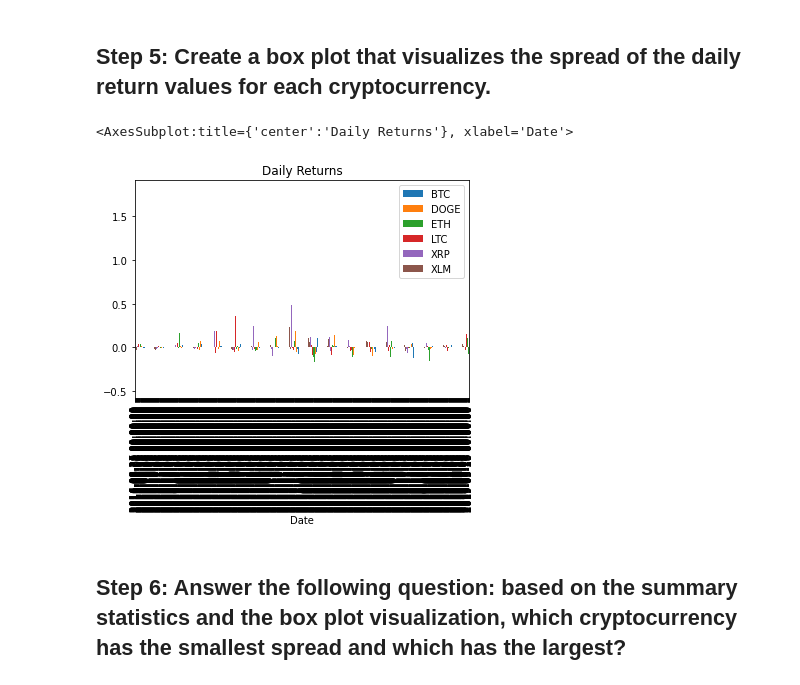
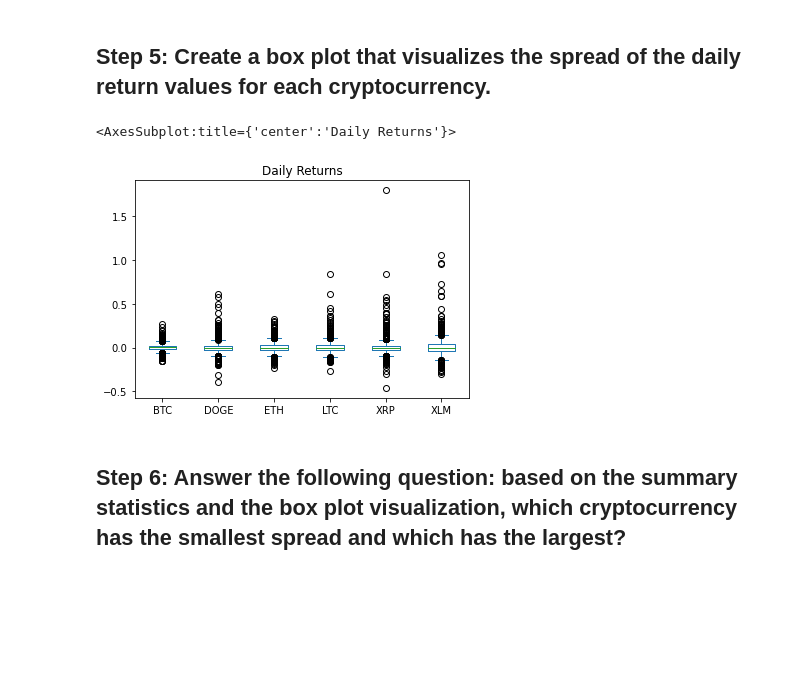
Before and after one commit to MichaelRDionne/Fintech-Workspace, a Jupyter notebook: Module 4/Reading Activities/01-Risky_Business/Unsolved/risky_business.ipynb, the cells around one changed output. Cells and saved outputs as stored; diff of their text form; code cells hidden in the pictures; blank space fills up the shorter version.

```diff
--- a/Module 4/Reading Activities/01-Risky_Business/Unsolved/risky_business.ipynb
+++ b/Module 4/Reading Activities/01-Risky_Business/Unsolved/risky_business.ipynb
@@ -126,10 +126,10 @@ crypto_daily_returns.describe()
 ## Step 5: Create a box plot that visualizes the spread of the daily return values for each cryptocurrency.
 # %%
 # Using the Pandas plot function with the kind paramater set to the value box, visualize the spread of the crypto daily returns DataFrame
-crypto_daily_returns.plot.bar(title="Daily Returns")
+crypto_daily_returns.plot(kind='box', title="Daily Returns")
 # %% [output]
-<AxesSubplot:title={'center':'Daily Returns'}, xlabel='Date'>
+<AxesSubplot:title={'center':'Daily Returns'}>
-[figure, old version]
+[figure, new version]
 # %% [markdown]
 ## Step 6: Answer the following question: based on the summary statistics and the box plot visualization, which cryptocurrency has the smallest spread and which has the largest?
 # %% [markdown]
```
Also changed, not shown: parts of 4 cells of this notebook, 4 other files.
